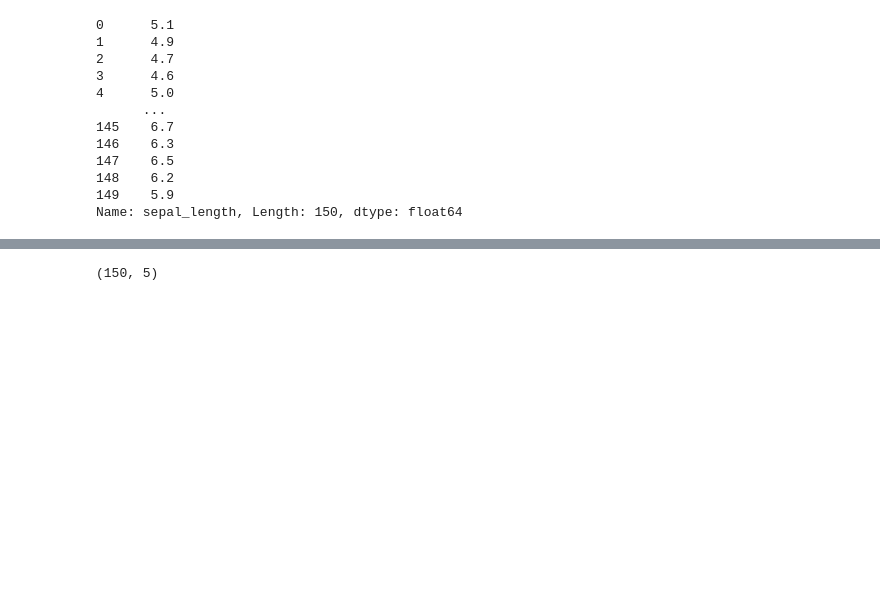
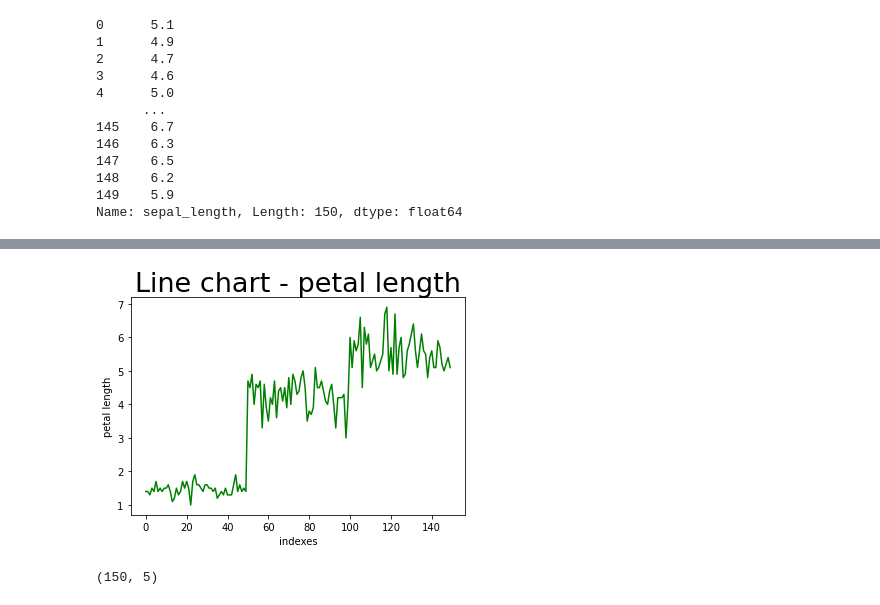
Before and after one commit to isathik/Day1-test, a Jupyter notebook: Day2.ipynb, the cells around one changed output, grey strips where cells are left out. Cells and saved outputs as stored; diff of their text form; code cells hidden in the pictures; blank space fills up the shorter version.

```diff
--- a/Day2.ipynb
+++ b/Day2.ipynb
@@ -80,3 +80,11 @@ plt.show()
+# %%
+plt.plot(data["petal_length"],color = "green")
+plt.title("Line chart - petal length", fontsize=27)
+plt.xlabel("indexes")
+plt.ylabel("petal length")
+plt.show()
+# %% [output]
+[figure, added]
 # %%
 data.shape
 # %% [output]
```
Also changed, not shown: parts of 4 cells of this notebook.
